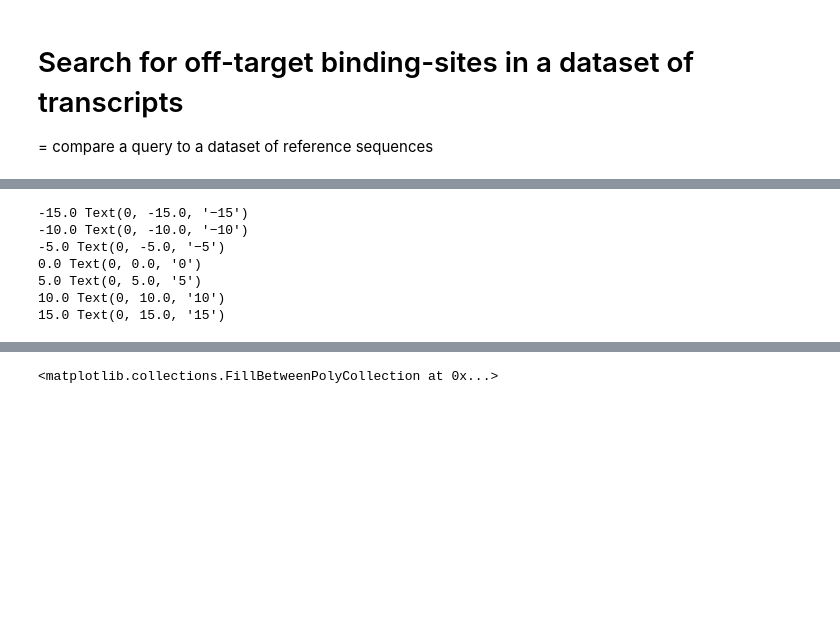
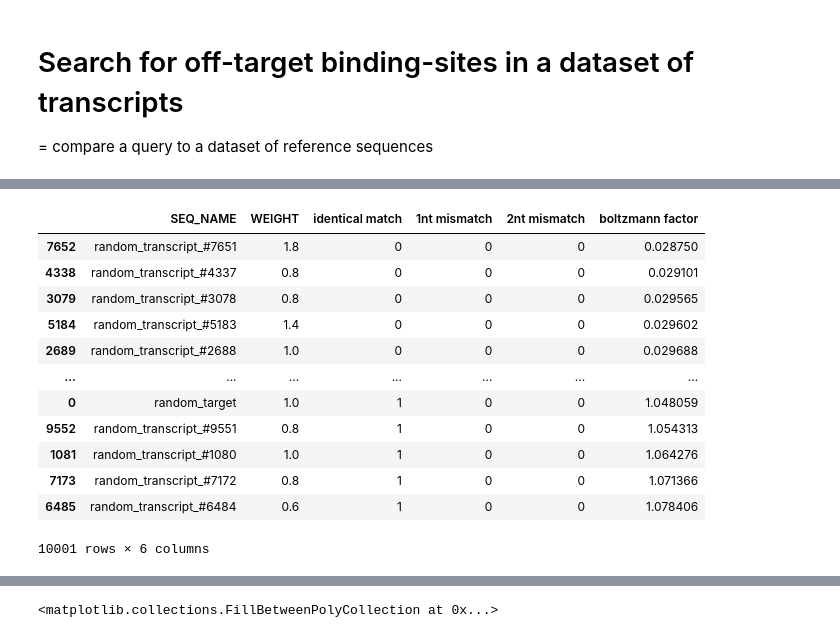
Before and after one commit to Q1vy/iGEM2025-TRAPS-Software-and-Modelling, a Jupyter notebook: target_search_test.ipynb, the cells around one changed output, grey strips where cells are left out. Drawn from its saved outputs; the diff is of its cells as text; code cells hidden in the pictures; blank space fills up the shorter version.

```diff
--- a/target_search_test.ipynb
+++ b/target_search_test.ipynb
@@ -66,11 +66,11 @@ sc_results
 # Search for off-target binding-sites in a dataset of transcripts
 = compare a query to a dataset of reference sequences
 # %%
-binding_site_len = 12  # length of the binding sites (8-12 for pumby)
+binding_site_len = 11  # length of the binding sites (8-12 for pumby)
 plot = True
 
 # generate input sequences
-reference_dataset = pd.DataFrame([{"SEQ_NAME": f"random_transcript_#{i}", "SEQUENCE": random_seq(size = 10**3), "WEIGHT": np.random.poisson(100)/10} for i in range(10000)])  # The reference to check against, i.e. a transcript from the transcriptome in this example
+reference_dataset = pd.DataFrame([{"SEQ_NAME": f"random_transcript_#{i}", "SEQUENCE": random_seq(size = 10**3), "WEIGHT": np.random.poisson(5)/5} for i in range(10000)])  # The reference to check against, i.e. a transcript from the transcriptome in this example
 target_sequence   = pd.Series(    {"SEQ_NAME": "random_target",           "SEQUENCE": random_seq(size = 800),   "WEIGHT": 1})                                           # The sequence from which we want ot find the best/unique binding site
 
 # generate dataset of all possible binding sequences
@@ -85,15 +84,0 @@ Name: 357, dtype: object
-# %%
-###  Search for binding sites of query sequence in reference dataset
-detailed_search_results = pd.DataFrame()                     # initialize a dataset to store the results of comparing query sequence with every reference i.e. every transcript in the transcriptome
-for i, ref in pd.concat([pd.DataFrame([target_sequence]), reference_dataset], axis = 0).iterrows():                # iterate over all reference sequences. and the target itself as control
-
-    mm = len(query.SEQUENCE)-sc_jit(query.SEQUENCE.encode("utf-8"), ref.SEQUENCE.encode("utf-8")) # number of mismatches per position # utf8 encoding of strings to integers speeds up the comparison for some reason
-    sc_row = {"SEQ_NAME": ref.SEQ_NAME, "WEIGHT":ref.WEIGHT} # summarize the possible binding sites of the query sequence against one reference sequence (here a transcript)
-    sc_row["identical match"] = (mm==0).sum()                # number of idential matches
-    sc_row["1nt mismatch"]    = (mm==1).sum()                # number of sites with 1 mismatch
-    sc_row["2nt mismatch"]    = (mm==2).sum()                # number of sites with 2 mistmatches
-    sc_row["boltzmann factor"] = np.sum(np.exp(-mm))         # a prediction of how likely the query sequence would bind to the reference. Currently the boltzmann_factor for a perfect match is 1, if therefore this predicted boltzmann_factor is smaller than 1 than it is more likly to bind to the specific RNA, while if it is larger than one it is more likely to bind to the background transcriptom ""
-
-    detailed_search_results = pd.concat([detailed_search_results, pd.DataFrame([sc_row])], ignore_index=True) # add the results for this reference (here transcript) to the dataset
-
-detailed_search_results.sort_values("boltzmann factor")
@@ -180,11 +85,29 @@ if plot:
-# %%
-for yt, ytl in zip(sec_y.get_yticks(), sec_y.get_yticklabels()):
-    print(yt, ytl)
-# %% [output]
--15.0 Text(0, -15.0, '−15')
--10.0 Text(0, -10.0, '−10')
--5.0 Text(0, -5.0, '−5')
-0.0 Text(0, 0.0, '0')
-5.0 Text(0, 5.0, '5')
-10.0 Text(0, 10.0, '10')
-15.0 Text(0, 15.0, '15')
+# %%
+###  Search for binding sites of query sequence in reference dataset
+detailed_search_results = pd.DataFrame()                     # initialize a dataset to store the results of comparing query sequence with every reference i.e. every transcript in the transcriptome
+for i, ref in pd.concat([pd.DataFrame([target_sequence]), reference_dataset], axis = 0).iterrows():                # iterate over all reference sequences. and the target itself as control
+
+    mm = len(query.SEQUENCE)-sc_jit(query.SEQUENCE.encode("utf-8"), ref.SEQUENCE.encode("utf-8")) # number of mismatches per position # utf8 encoding of strings to integers speeds up the comparison for some reason
+    sc_row = {"SEQ_NAME": ref.SEQ_NAME, "WEIGHT":ref.WEIGHT} # summarize the possible binding sites of the query sequence against one reference sequence (here a transcript)
+    sc_row["identical match"] = (mm==0).sum()                # number of idential matches
+    sc_row["1nt mismatch"]    = (mm==1).sum()                # number of sites with 1 mismatch
+    sc_row["2nt mismatch"]    = (mm==2).sum()                # number of sites with 2 mistmatches
+    sc_row["boltzmann factor"] = np.sum(np.exp(-1.5*mm))     # a very basic prediction of how likely the query sequence would bind to the reference. The wildtype pumilios have ~ 18 hydrogen bonds for 8nt i.e. 2.25 hydgrogen bonds = 2.25kT per bp, however the pumby appears to only have ~2 H-bonds per bp, and the binding statistics suggest closer to 1kT -> lets go with 1.5 for now, in the future a more accurate model might be implemented. Currently the boltzmann_factor for a perfect match is 1, if therefore this predicted boltzmann_factor is smaller than 1 than it is more likly to bind to the specific RNA, while if it is larger than one it is more likely to bind to the background transcriptom
+
+    detailed_search_results = pd.concat([detailed_search_results, pd.DataFrame([sc_row])], ignore_index=True) # add the results for this reference (here transcript) to the dataset
+
+detailed_search_results.sort_values("boltzmann factor")
+# %% [output]
+|  | SEQ_NAME | WEIGHT | identical match | 1nt mismatch | 2nt mismatch | boltzmann factor |
+| 7652 | random_transcript_#7651 | 1.8 | 0 | 0 | 0 | 0.028750 |
+| 4338 | random_transcript_#4337 | 0.8 | 0 | 0 | 0 | 0.029101 |
+| 3079 | random_transcript_#3078 | 0.8 | 0 | 0 | 0 | 0.029565 |
+| 5184 | random_transcript_#5183 | 1.4 | 0 | 0 | 0 | 0.029602 |
+| 2689 | random_transcript_#2688 | 1.0 | 0 | 0 | 0 | 0.029688 |
+| ... | ... | ... | ... | ... | ... | ... |
+| 0 | random_target | 1.0 | 1 | 0 | 0 | 1.048059 |
+| 9552 | random_transcript_#9551 | 0.8 | 1 | 0 | 0 | 1.054313 |
+| 1081 | random_transcript_#1080 | 1.0 | 1 | 0 | 0 | 1.064276 |
+| 7173 | random_transcript_#7172 | 0.8 | 1 | 0 | 0 | 1.071366 |
+| 6485 | random_transcript_#6484 | 0.6 | 1 | 0 | 0 | 1.078406 |
+10001 rows × 6 columns
```
Also changed, not shown: parts of 13 cells of this notebook.
